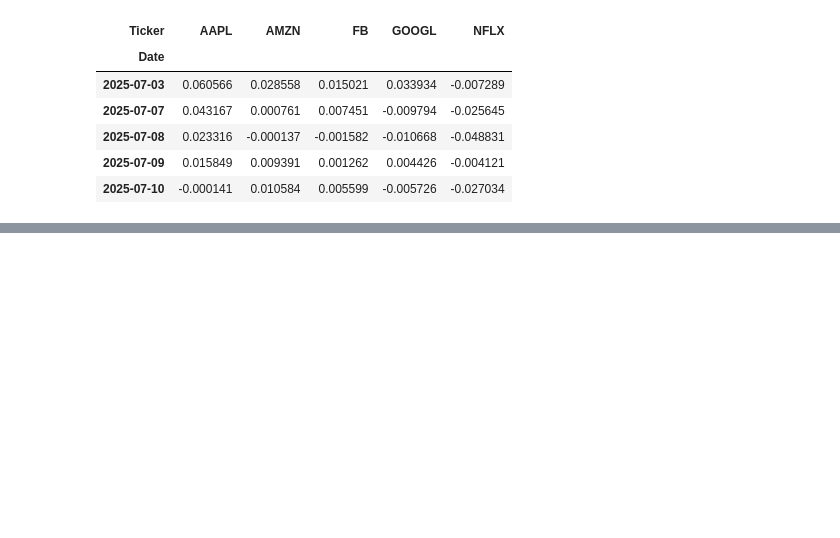
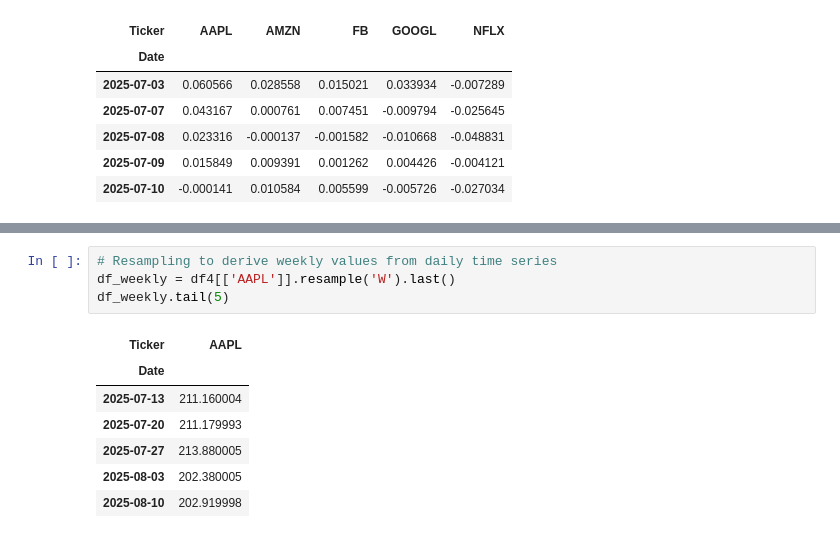
Before and after one commit to snowy615/trade_old_archive, a Jupyter notebook: learning_plots_data_file.ipynb, the cells around one changed output, grey strips where cells are left out. Drawn from its saved outputs; the diff is of its cells as text; blank space fills up the shorter version.

```diff
--- a/learning_plots_data_file.ipynb
+++ b/learning_plots_data_file.ipynb
@@ -538,0 +618,12 @@ fig.show()
+# %%
+# Resampling to derive weekly values from daily time series
+df_weekly = df4[['AAPL']].resample('W').last()
+df_weekly.tail(5)
+# %% [output]
+| Ticker | AAPL |
+| Date |  |
+| 2025-07-13 | 211.160004 |
+| 2025-07-20 | 211.179993 |
+| 2025-07-27 | 213.880005 |
+| 2025-08-03 | 202.380005 |
+| 2025-08-10 | 202.919998 |
```
Also changed, not shown: parts of 9 cells of this notebook.
